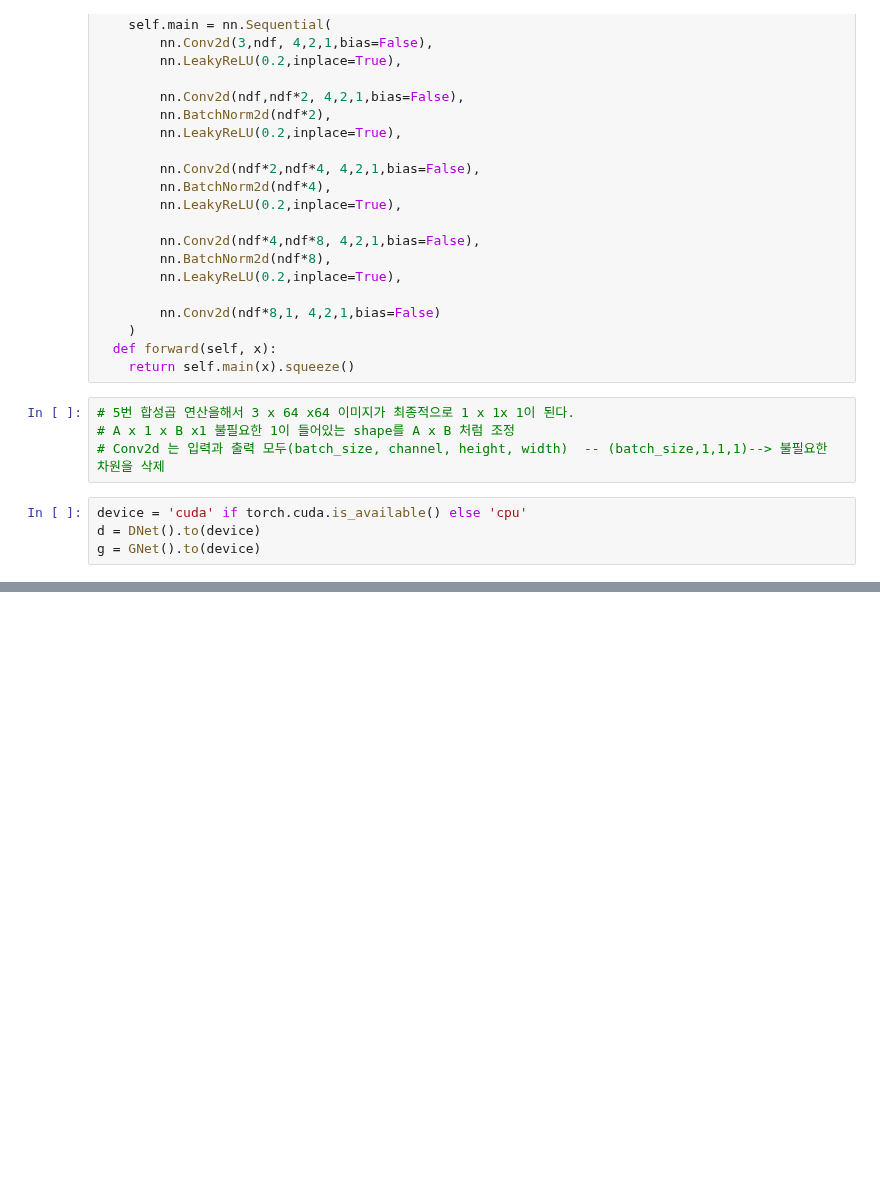
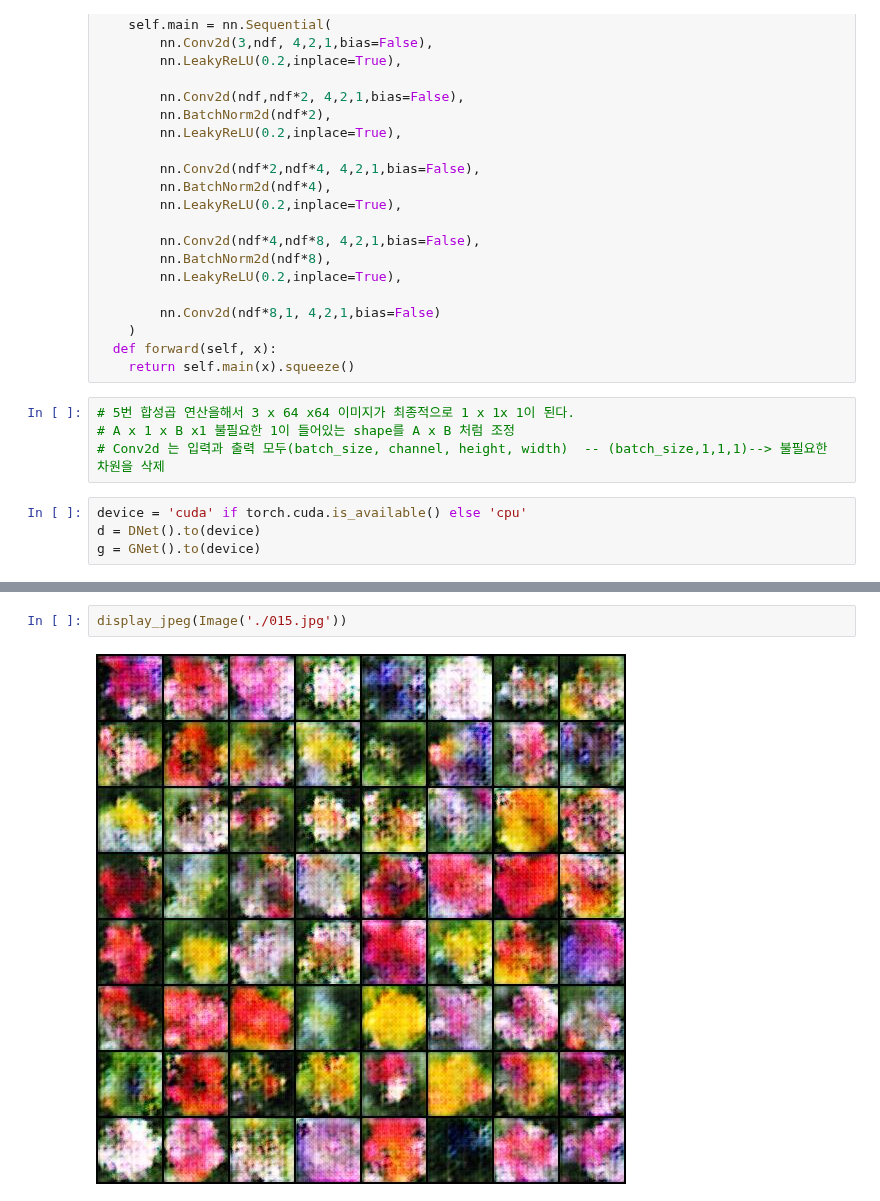
Before and after one commit to leekyuyoung20221226/python, a Jupyter notebook: 파이토치/DCGAN.ipynb, the cells around one changed output, grey strips where cells are left out. Saved outputs shown, nothing was run; the diff lists cells and outputs as text; blank space fills up the shorter version.

```diff
--- a/파이토치/DCGAN.ipynb
+++ b/파이토치/DCGAN.ipynb
@@ -129,0 +243,4 @@ fixed_z = torch.randn(batch_size, nz,1,1).to(device)
+# %%
+display_jpeg(Image('./015.jpg'))
+# %% [output]
+[figure, added]
```
Also changed, not shown: parts of 9 cells of this notebook.
